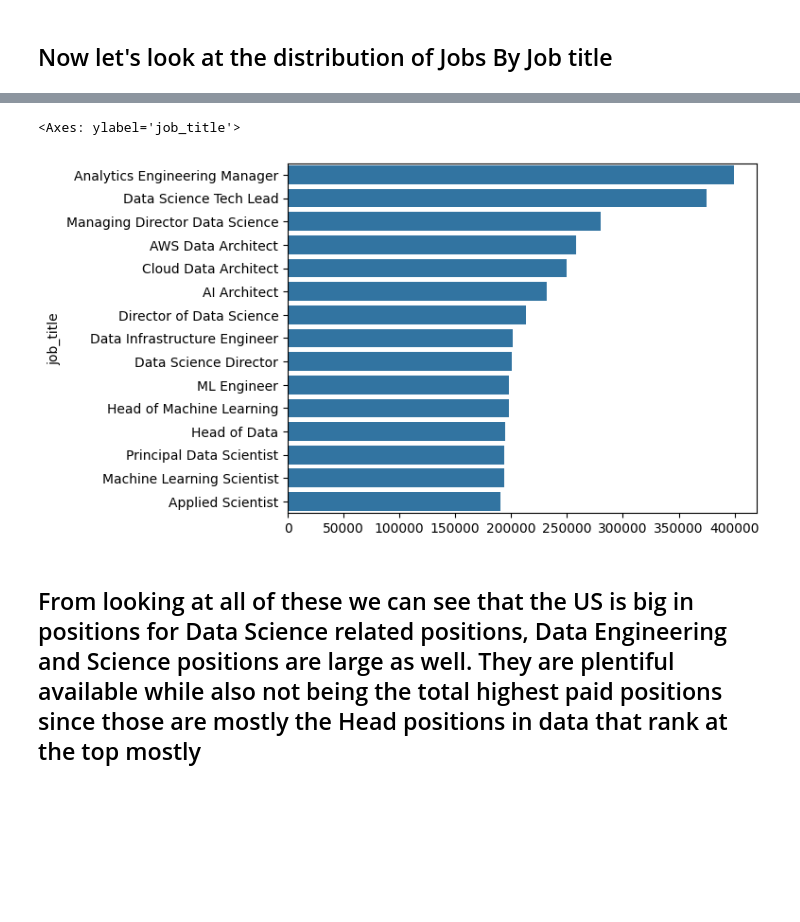
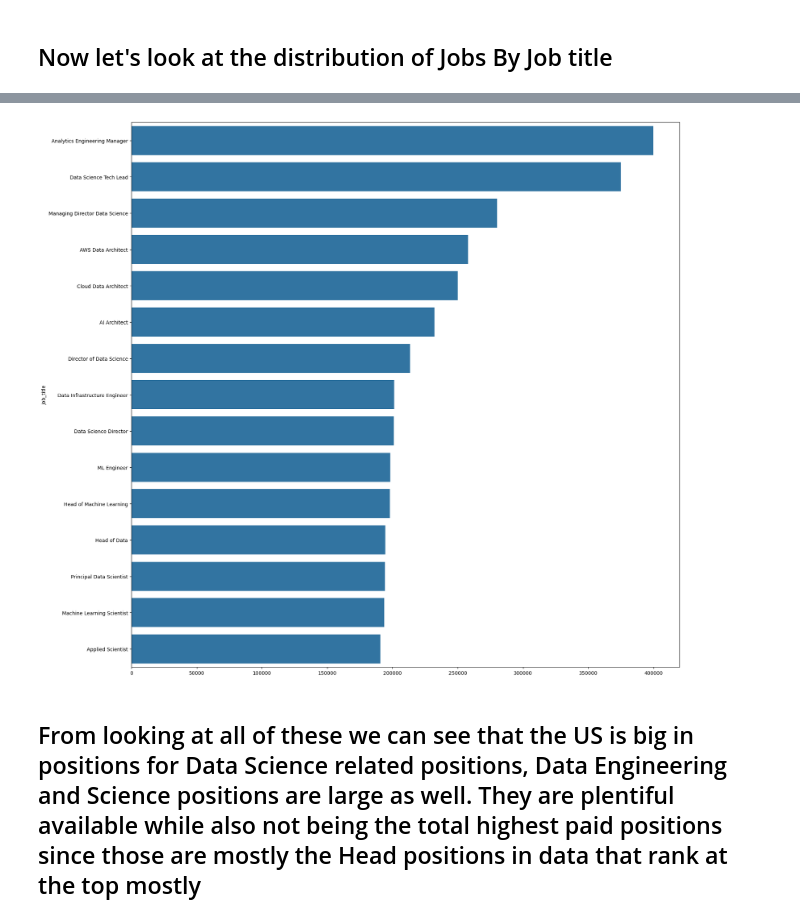
Before and after one commit to jwolfe972/csce_5320_project, a Jupyter notebook: Data_Science_Salaries_Analysis.ipynb, the cells around one changed output, grey strips where cells are left out. Saved outputs shown, nothing was run; the diff lists cells and outputs as text; code cells hidden in the pictures; blank space fills up the shorter version.

Commit message:
generated visuals from pycharts

```diff
--- a/Data_Science_Salaries_Analysis.ipynb
+++ b/Data_Science_Salaries_Analysis.ipynb
@@ -95,16 +95,17 @@ Text(0.5, 0, 'Amount of Jobs')
 [figure]
 # %%
 
-
+fig, ax = plt.subplots(figsize=(20,20))
 mean_of_salaries_ds = data_science_salary.groupby('job_title')['salary_in_usd'].mean()
 
 mean_salary_by_job_sorted = mean_of_salaries_ds.sort_values(ascending=False)
 
 
-sns.barplot(x=mean_salary_by_job_sorted[0:15].values.round(2), y=mean_salary_by_job_sorted[0:15].index)
+sns.barplot(x=mean_salary_by_job_sorted[0:15].values.round(2), y=mean_salary_by_job_sorted[0:15].index, ax=ax)
+
+plt.savefig('output_pycharts/bar_chart_mean_salaries.jpg')
 # %% [output]
-<Axes: ylabel='job_title'>
-[figure, old version]
+[figure, new version]
 # %% [markdown]
 ## From looking at all of these we can see that the US is big in positions for Data Science related positions, Data Engineering and Science positions are large as well. They are plentiful available while also not being the total highest paid positions since those are mostly the Head positions in data that rank at the top mostly
 # %% [markdown]
```
Also changed, not shown: parts of 8 cells of this notebook, 13 other files.
